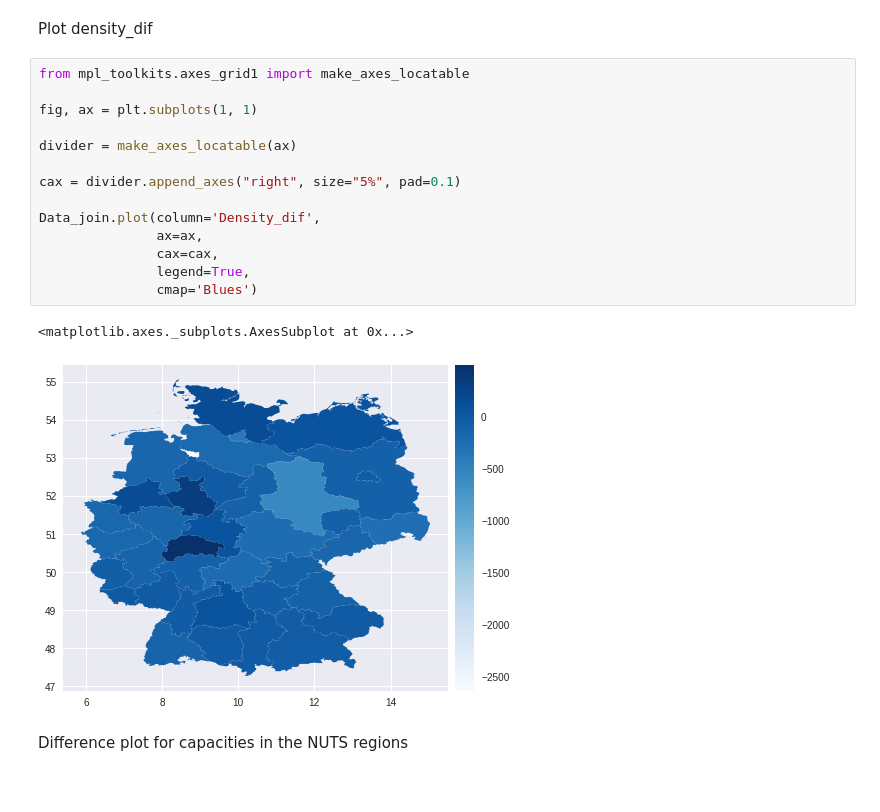
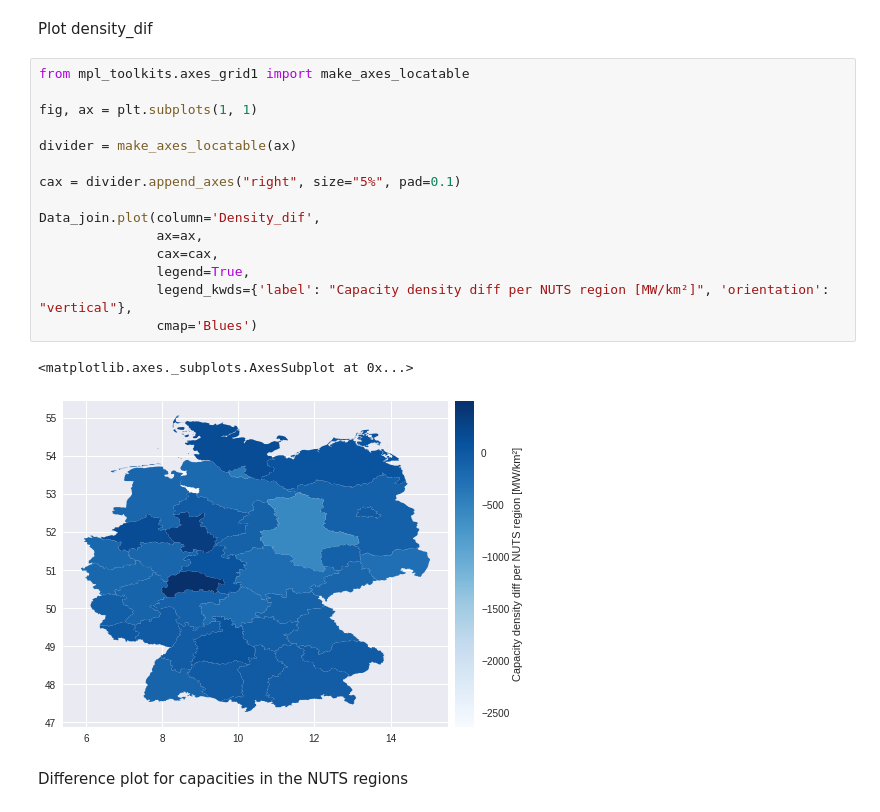
Before and after one commit to JanFrederickUnnewehr/wind_dataset_comparison, a Jupyter notebook: main.ipynb, the cells around one changed output. Cells and saved outputs as stored; diff of their text form.

```diff
--- a/main.ipynb
+++ b/main.ipynb
@@ -532,20 +534,21 @@ Plot density_dif
 # %%
 from mpl_toolkits.axes_grid1 import make_axes_locatable
 
 fig, ax = plt.subplots(1, 1)
 
 divider = make_axes_locatable(ax)
 
 cax = divider.append_axes("right", size="5%", pad=0.1)
 
 Data_join.plot(column='Density_dif',
                ax=ax,
                cax=cax,
                legend=True,
+               legend_kwds={'label': "Capacity density diff per NUTS region [MW/km²]", 'orientation': "vertical"},
                cmap='Blues')
 # %% [output]
 <matplotlib.axes._subplots.AxesSubplot at 0x...>
-[figure, old version]
+[figure, new version]
 # %% [markdown]
 Difference plot for capacities in the NUTS regions
 # %%
```
Also changed, not shown: parts of 1 cell of this notebook.
